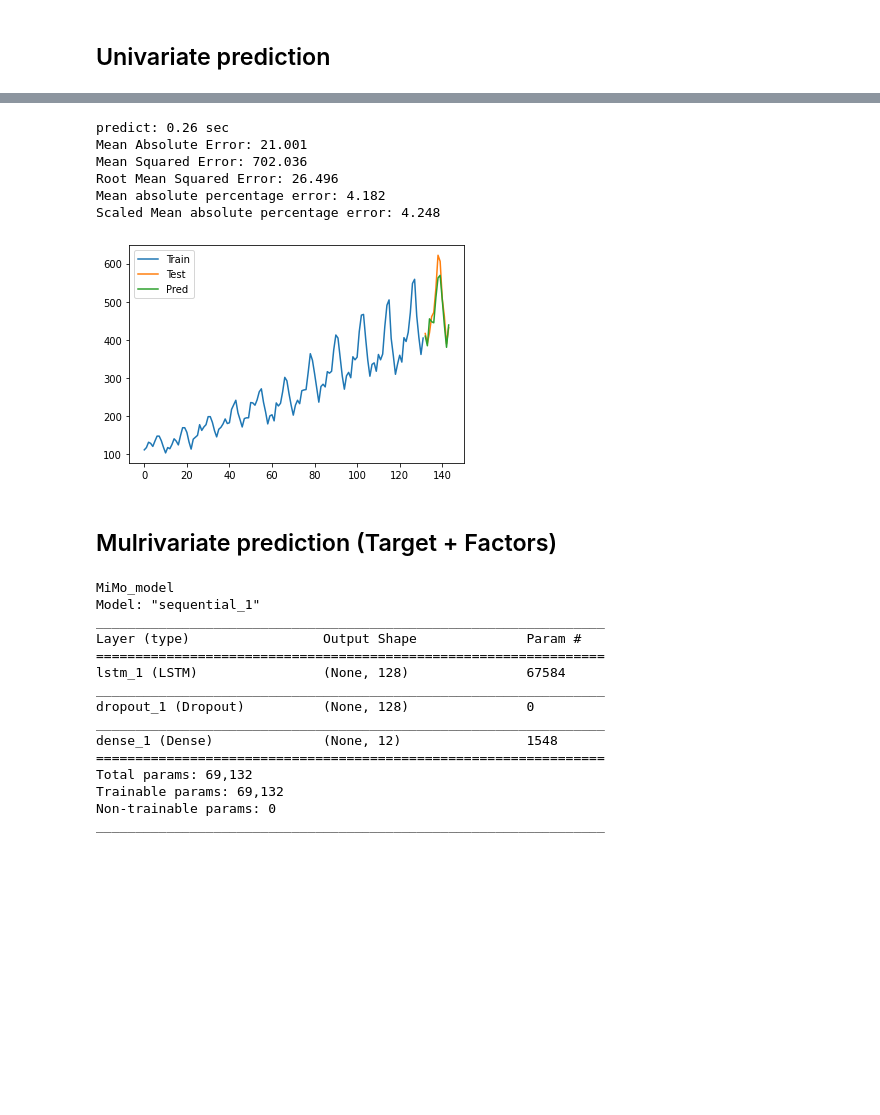
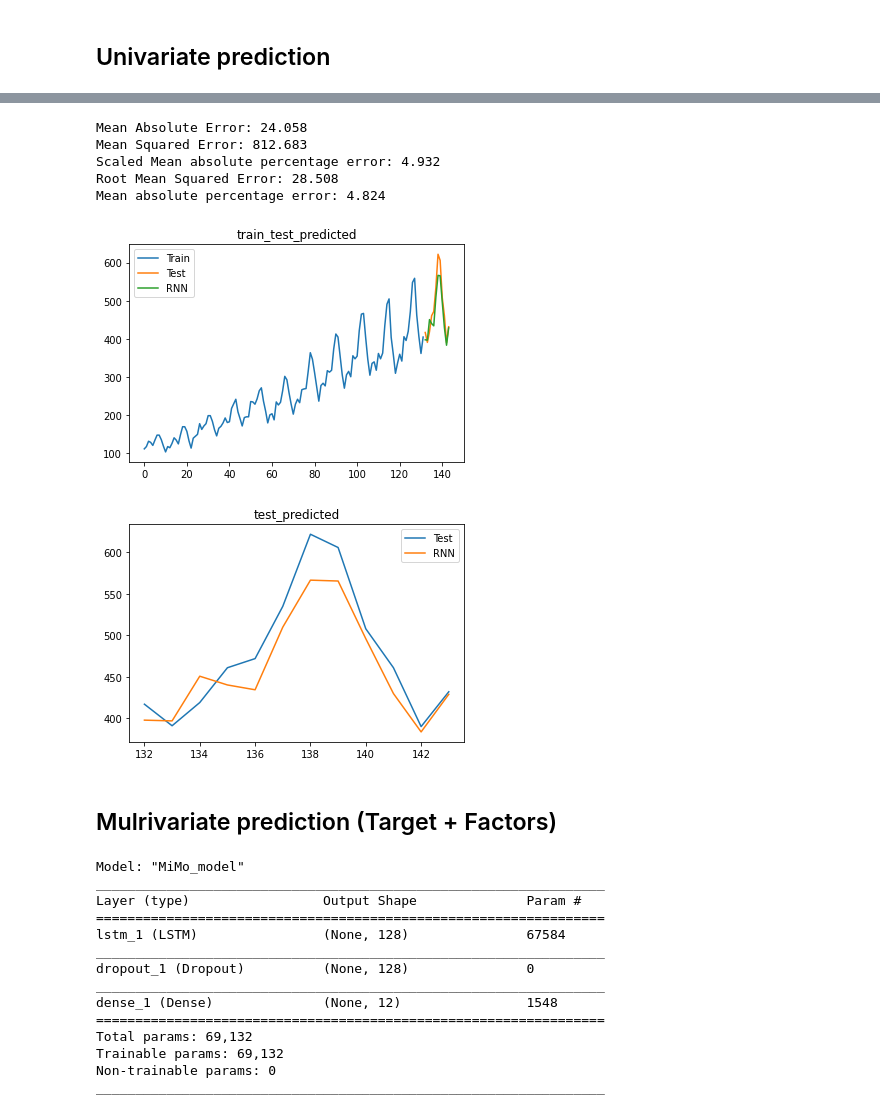
Before and after one commit to LevPerla/Time_Series_Prediction_RNN, a Jupyter notebook: notebooks/Example.ipynb, the cells around one changed output, grey strips where cells are left out. Drawn from its saved outputs; the diff is of its cells as text; code cells hidden in the pictures; blank space fills up the shorter version.

```diff
--- a/notebooks/Example.ipynb
+++ b/notebooks/Example.ipynb
@@ -37,6 +43,13 @@ target_train_std = target_scaler.fit_transform(target_train_deseason.reshape(-1,
 target_test_std = target_scaler.transform(target_test_deseason.reshape(-1, 1))
 target_std = np.concatenate([target_train_std, target_test_std])
 # %%
+# Create folder for reports
+if "reports" not in os.listdir('..'):
+    os.makedirs("../reports")
+new_folder_num = str(len(os.listdir('../reports')) + 1)
+new_folder = os.path.join("../reports", new_folder_num)
+os.mkdir(new_folder)
+
 rnn_arch = {"layers": [
                         ["LSTM", {"units": 64,
                                   "return_sequences": False,
@@ -51,6 +64,7 @@ model = TS_RNN(rnn_arch=rnn_arch,
                horizon=TEST_LEN,
                test_len=TEST_LEN,
                strategy="MiMo", #"Direct", "Recursive", "MiMo"
+               save_dir=new_folder,
                loss="mae",
                optimizer="adam"
                )
@@ -71,16 +84,6 @@ Total params: 17,676
 Trainable params: 17,676
 Non-trainable params: 0
 _________________________________________________________________
-# %%
-# Create folder for reports
-try:
-    os.chdir("../reports")
-except:
-    os.makedirs("../reports")
-    os.chdir("../reports")
-new_folder_num = str(len(os.listdir()) + 1)
-new_folder = "%s/%s" % ("../reports", new_folder_num)
-os.mkdir(new_folder)
 # %%
 my_callbacks = [callbacks.EarlyStopping(patience=30, monitor='val_loss')]
 
@@ -88,6 +91,5 @@ model.fit(target=target_std,
           epochs=100,
           batch_size=12,
           callbacks=my_callbacks,
-          save_dir=new_folder,
-          verbose=0);
+          verbose=1);
 # %% [output]
@@ -96,20 +114,24 @@ fit: 7.61 sec
 # %%
 predicted_std = model.predict(target=target_train_std[-model.n_step_in:], prediction_len=TEST_LEN)
 # inverse transform
 predicted_deseason = target_scaler.inverse_transform(predicted_std.reshape(-1, 1)).flatten()
 # Add season
-predicted = predicted_deseason * test_season
+predicted_rnn = predicted_deseason * test_season
 
-metrics_eval(target_test[:len(predicted)], predicted, print_result=True, save_dir=new_folder)
-train_test_pred_plot(train=target_train, test=target_test, predicted=predicted, save_dir=new_folder);
+metrics_eval(target_test[:len(predicted_rnn)], predicted_rnn, print_result=True, save_dir=new_folder)
+
+predicted = {"RNN": {"predictions": predicted_rnn}}
+
+train_test_pred_plot(train=target_train, test=target_test, predicted=predicted,
+                     save_dir=new_folder, show=True);
 # %% [output]
-predict: 0.26 sec
-Mean Absolute Error: 21.001
-Mean Squared Error: 702.036
-Root Mean Squared Error: 26.496
-Mean absolute percentage error: 4.182
-Scaled Mean absolute percentage error: 4.248
+Mean Absolute Error: 24.058
+Mean Squared Error: 812.683
+Scaled Mean absolute percentage error: 4.932
+Root Mean Squared Error: 28.508
+Mean absolute percentage error: 4.824
-[figure, old version]
+[figure, new version]
+[figure, added]
 # %% [markdown]
 ## Mulrivariate prediction (Target + Factors)
 # %%
@@ -158,18 +180,18 @@ rnn_arch = {"layers": [
 }
 # %%
 model = TS_RNN(rnn_arch=rnn_arch,
-              n_step_in=12,
-              horizon=TEST_LEN,
-              test_len=TEST_LEN,
-              strategy="MiMo",
-              loss="mae",
-              optimizer="adam",
-              n_features=factors_train_std.shape[1]  # also you need to define this if use factors
-             )
+               n_step_in=12,
+               horizon=TEST_LEN,
+               test_len=TEST_LEN,
+               strategy="MiMo",
+               save_dir=new_folder,
+               loss="mae",
+               optimizer="adam",
+               n_features=factors_train_std.shape[1]  # also you need to define this if use factors
+               )
 model.summary()
 # %% [output]
-MiMo_model
-Model: "sequential_1"
+Model: "MiMo_model"
 _________________________________________________________________
 Layer (type)                 Output Shape              Param #
 =================================================================
```
Also changed, not shown: parts of 6 cells of this notebook, 1 other file.
